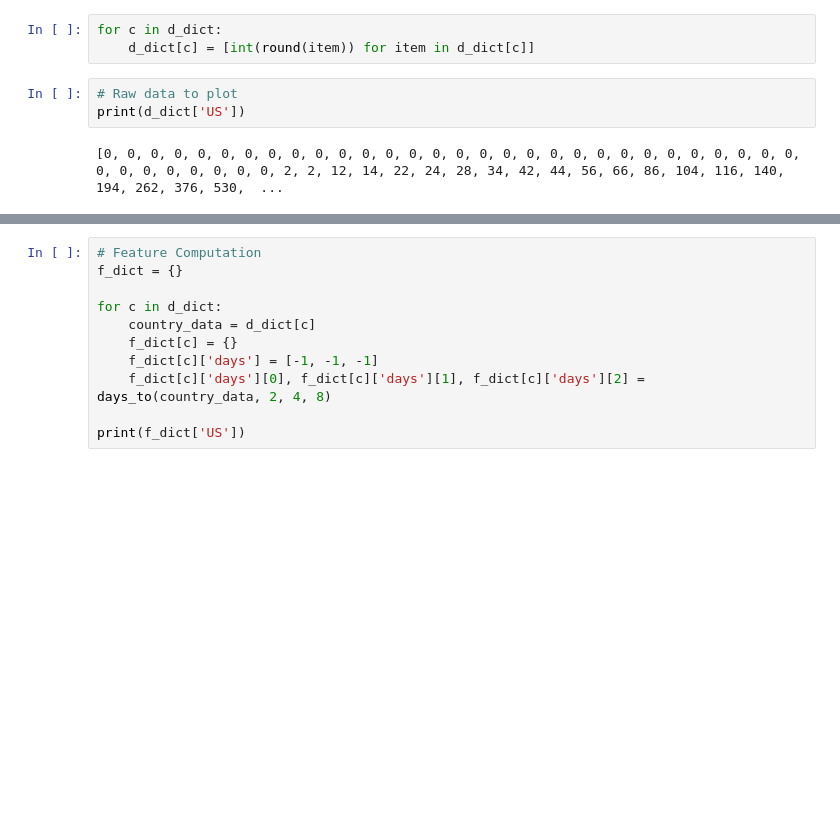
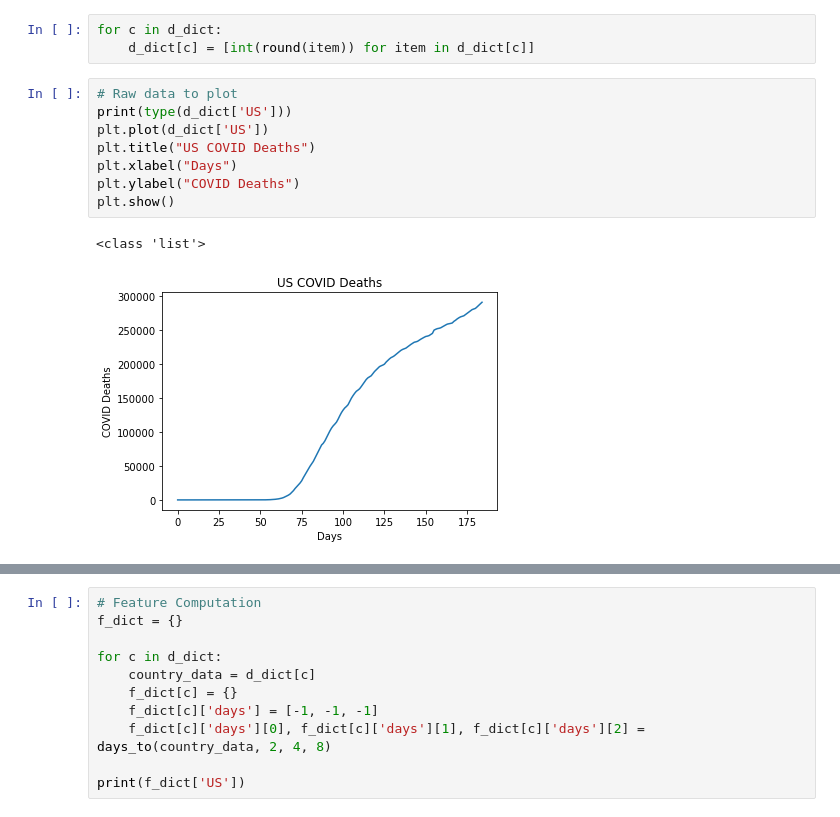
Before and after one commit to georgexiangli/covid-growth, a Jupyter notebook: COVID Growth.ipynb, the cells around one changed output, grey strips where cells are left out. Saved outputs shown, nothing was run; the diff lists cells and outputs as text; blank space fills up the shorter version.

Commit message:
Add plots, clustering, distortion

```diff
--- a/COVID Growth.ipynb
+++ b/COVID Growth.ipynb
@@ -38,8 +39,14 @@ for c in d_dict:
     d_dict[c] = [int(round(item)) for item in d_dict[c]]
 # %%
 # Raw data to plot
-print(d_dict['US'])
+print(type(d_dict['US']))
+plt.plot(d_dict['US'])
+plt.title("US COVID Deaths")
+plt.xlabel("Days")
+plt.ylabel("COVID Deaths")
+plt.show()
 # %% [output]
-[0, 0, 0, 0, 0, 0, 0, 0, 0, 0, 0, 0, 0, 0, 0, 0, 0, 0, 0, 0, 0, 0, 0, 0, 0, 0, 0, 0, 0, 0, 0, 0, 0, 0, 0, 0, 0, 0, 2, 2, 12, 14, 22, 24, 28, 34, 42, 44, 56, 66, 86, 104, 116, 140, 194, 262, 376, 530,  ...
+<class 'list'>
+[figure, added]
 # %%
 # Raw data to plot
```
Also changed, not shown: parts of 8 cells of this notebook, 1 other file.
